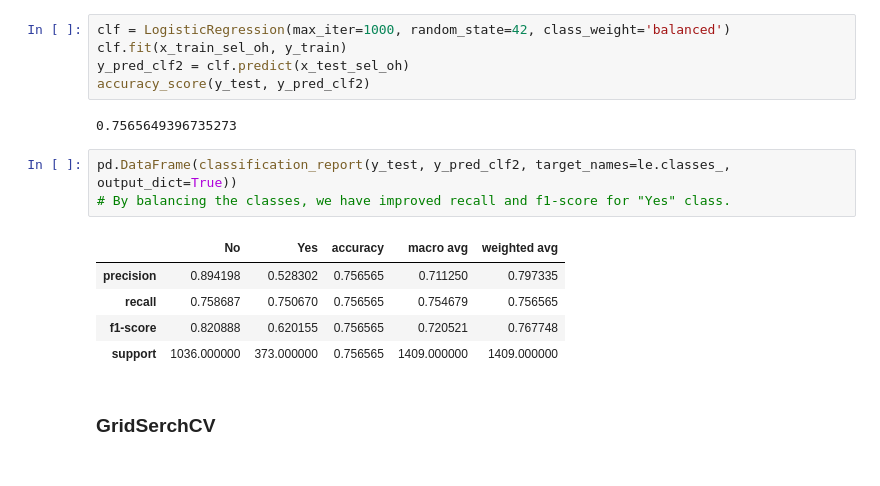
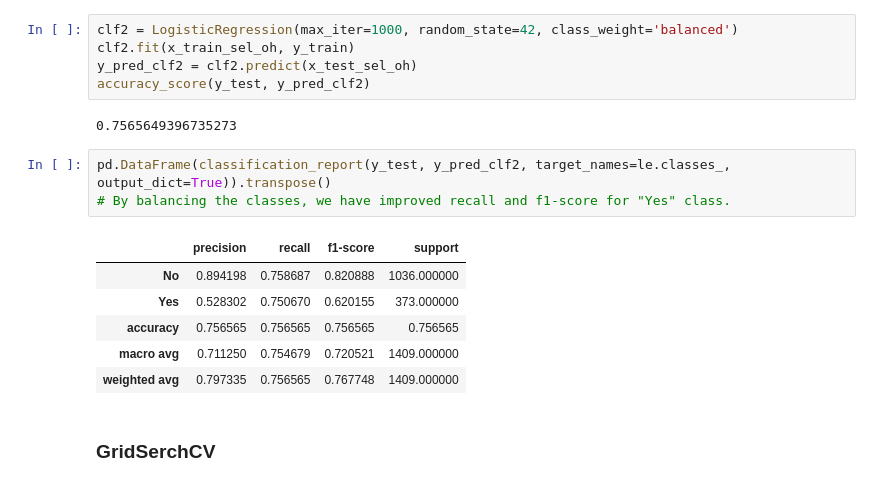
Before and after one commit to pratham122/Telco_customer_data, a Jupyter notebook: Telco_customer.ipynb, the cells around one changed output. Saved outputs shown, nothing was run; the diff lists cells and outputs as text.

```diff
--- a/Telco_customer.ipynb
+++ b/Telco_customer.ipynb
@@ -476,21 +479,22 @@ pd.DataFrame(classification_report(y_test, y_pred_clf, target_names=le.classes_,
 # %% [markdown]
 #### Weight balancing
 # %%
-clf = LogisticRegression(max_iter=1000, random_state=42, class_weight='balanced')
-clf.fit(x_train_sel_oh, y_train)
-y_pred_clf2 = clf.predict(x_test_sel_oh)
+clf2 = LogisticRegression(max_iter=1000, random_state=42, class_weight='balanced')
+clf2.fit(x_train_sel_oh, y_train)
+y_pred_clf2 = clf2.predict(x_test_sel_oh)
 accuracy_score(y_test, y_pred_clf2)
 # %% [output]
 0.7565649396735273
 # %%
-pd.DataFrame(classification_report(y_test, y_pred_clf2, target_names=le.classes_, output_dict=True))
+pd.DataFrame(classification_report(y_test, y_pred_clf2, target_names=le.classes_, output_dict=True)).transpose()
 # By balancing the classes, we have improved recall and f1-score for "Yes" class.
 # %% [output]
-|  | No | Yes | accuracy | macro avg | weighted avg |
-| precision | 0.894198 | 0.528302 | 0.756565 | 0.711250 | 0.797335 |
-| recall | 0.758687 | 0.750670 | 0.756565 | 0.754679 | 0.756565 |
-| f1-score | 0.820888 | 0.620155 | 0.756565 | 0.720521 | 0.767748 |
-| support | 1036.000000 | 373.000000 | 0.756565 | 1409.000000 | 1409.000000 |
+|  | precision | recall | f1-score | support |
+| No | 0.894198 | 0.758687 | 0.820888 | 1036.000000 |
+| Yes | 0.528302 | 0.750670 | 0.620155 | 373.000000 |
+| accuracy | 0.756565 | 0.756565 | 0.756565 | 0.756565 |
+| macro avg | 0.711250 | 0.754679 | 0.720521 | 1409.000000 |
+| weighted avg | 0.797335 | 0.756565 | 0.767748 | 1409.000000 |
 # %% [markdown]
 ### GridSerchCV
 # %%
```
Also changed, not shown: parts of 7 cells of this notebook.
